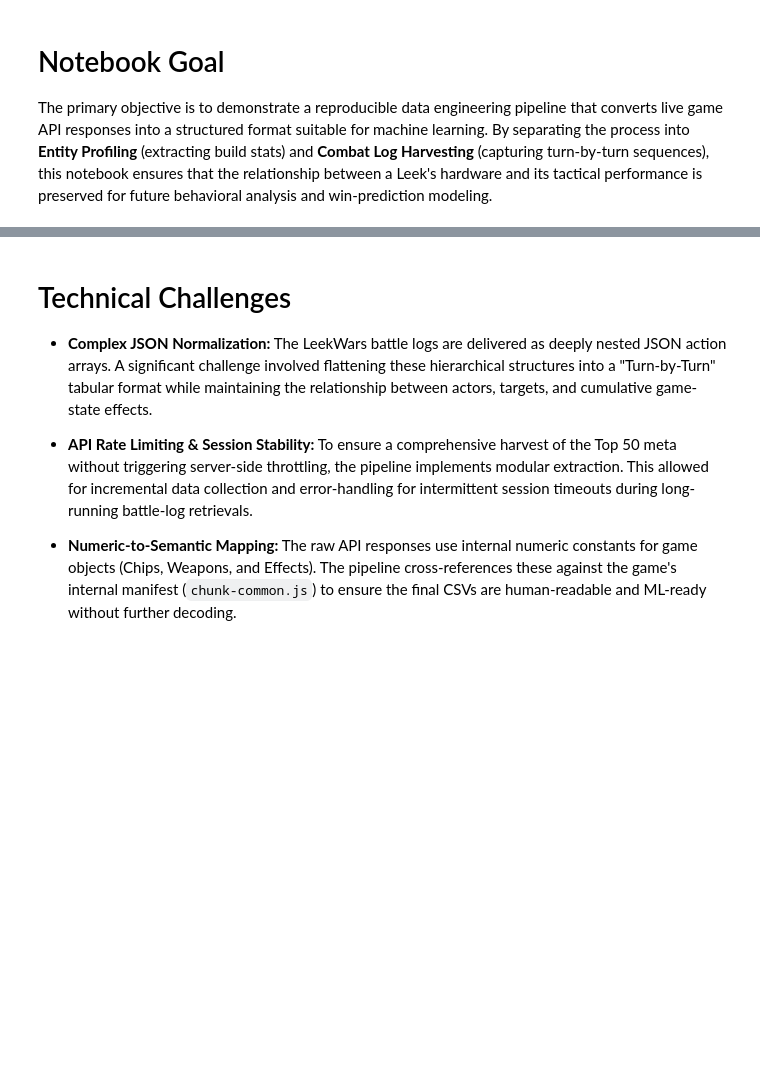
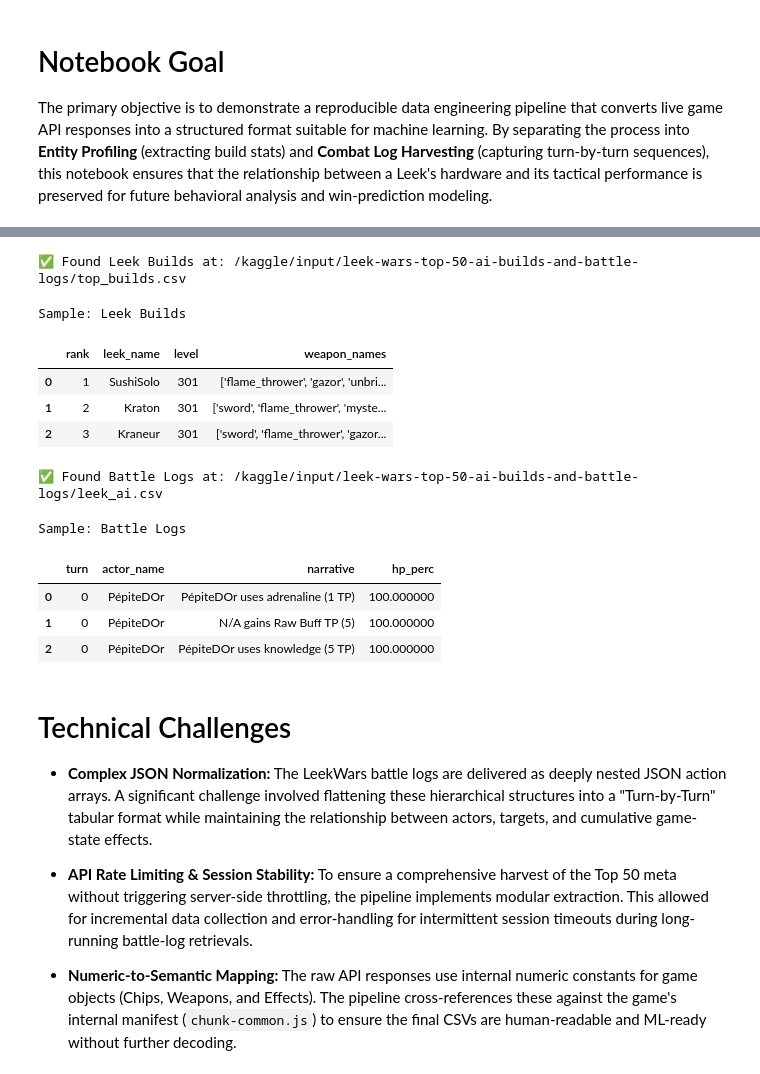
Before and after one commit to josephnehrenz/leek_wars_ml_analysis, a Jupyter notebook: leek_wars_data_collection.ipynb, the cells around one changed output, grey strips where cells are left out. Saved outputs shown, nothing was run; the diff lists cells and outputs as text; code cells hidden in the pictures; blank space fills up the shorter version.

Commit message:
Kaggle Notebook | Leek Wars Data Harvest: API to Structured CSV | Version 3

```diff
--- a/leek_wars_data_collection.ipynb
+++ b/leek_wars_data_collection.ipynb
@@ -9,3 +45,38 @@ The primary objective is to demonstrate a reproducible data engineering pipeline
+# %%
+import pandas as pd
+import os
+
+# Data Audit: Validating the attached Project Alpha Strike dataset
+paths = {
+    "Leek Builds": "/kaggle/input/leek-wars-top-50-ai-builds-and-battle-logs/top_builds.csv",
+    "Battle Logs": "/kaggle/input/leek-wars-top-50-ai-builds-and-battle-logs/leek_ai.csv"
+}
+
+for name, path in paths.items():
+    if os.path.exists(path):
+        print(f"✅ Found {name} at: {path}")
+        df_sample = pd.read_csv(path, nrows=3)
+
+        # Displaying a clean subset for the reader
+        if "Builds" in name:
+            display(df_sample[['rank', 'leek_name', 'level', 'weapon_names']].style.set_caption(f"Sample: {name}"))
+        else:
+            display(df_sample[['turn', 'actor_name', 'narrative', 'hp_perc']].style.set_caption(f"Sample: {name}"))
+    else:
+        print(f"❌ Missing {name}. Ensure the dataset is attached to the notebook.")
+# %% [output]
+✅ Found Leek Builds at: /kaggle/input/leek-wars-top-50-ai-builds-and-battle-logs/top_builds.csv
+Sample: Leek Builds
+|  | rank | leek_name | level | weapon_names |
+| 0 | 1 | SushiSolo | 301 | ['flame_thrower', 'gazor', 'unbri... |
+| 1 | 2 | Kraton | 301 | ['sword', 'flame_thrower', 'myste... |
+| 2 | 3 | Kraneur | 301 | ['sword', 'flame_thrower', 'gazor... |
+✅ Found Battle Logs at: /kaggle/input/leek-wars-top-50-ai-builds-and-battle-logs/leek_ai.csv
+Sample: Battle Logs
+|  | turn | actor_name | narrative | hp_perc |
+| 0 | 0 | PépiteDOr | PépiteDOr uses adrenaline (1 TP) | 100.000000 |
+| 1 | 0 | PépiteDOr | N/A gains Raw Buff TP (5) | 100.000000 |
+| 2 | 0 | PépiteDOr | PépiteDOr uses knowledge (5 TP) | 100.000000 |
 # %% [markdown]
 # Technical Challenges
 * **Complex JSON Normalization:** The LeekWars battle logs are delivered as deeply nested JSON action arrays. A significant challenge involved flattening these hierarchical structures into a "Turn-by-Turn" tabular format while maintaining the relationship between actors, targets, and cumulative game-state effects.
```
Also changed, not shown: parts of 1 cell of this notebook.
